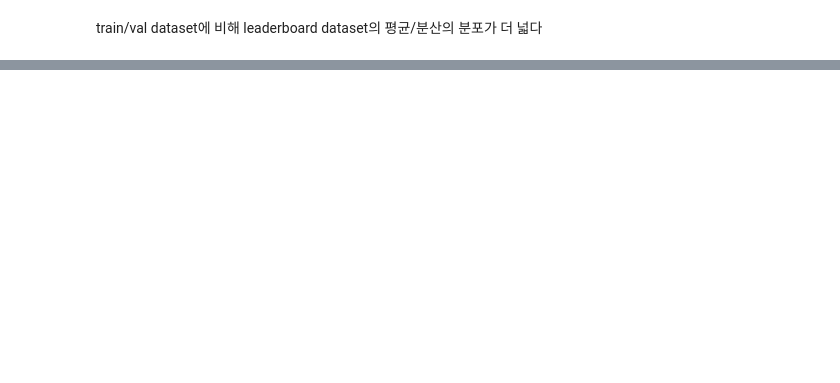
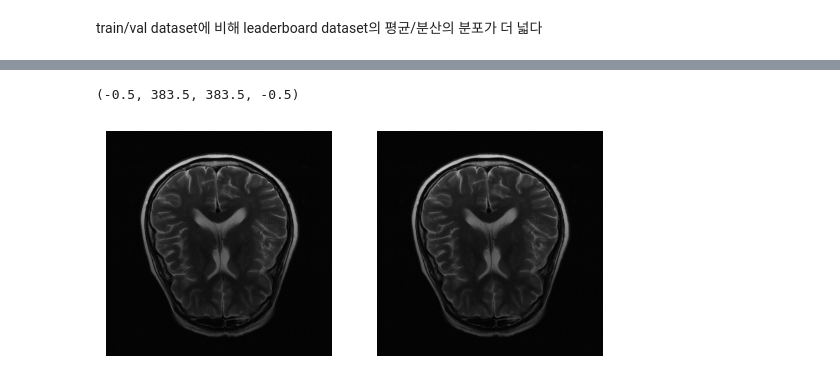
Before and after one commit to B0neh3ad/FastMRI_2024_shasha, a Jupyter notebook: eda.ipynb, the cells around one changed output, grey strips where cells are left out. Drawn from its saved outputs; the diff is of its cells as text; code cells hidden in the pictures; blank space fills up the shorter version.

```diff
--- a/eda.ipynb
+++ b/eda.ipynb
@@ -383,0 +473,20 @@ train/val dataset에 비해 leaderboard dataset의 평균/분산의 분포가
+# %%
+import torchvision.transforms.functional as TF
+im = TF.to_tensor(img_label[0])
+adjusted_im = TF.adjust_contrast(im.unsqueeze(1), 0.1).squeeze(1)
+
+im_mean = torch.mean(im)
+adjusted_im_mean = torch.mean(adjusted_im)
+
+im_var = torch.var(im)
+adjusted_im_var = torch.var(adjusted_im)
+# %%
+plt.subplot(1, 2, 1)
+plt.imshow(im[0], cmap='gray')
+plt.axis('off')
+plt.subplot(1, 2, 2)
+plt.imshow(adjusted_im[0], cmap='gray')
+plt.axis('off')
+# %% [output]
+(-0.5, 383.5, 383.5, -0.5)
+[figure, added]
```
Also changed, not shown: parts of 13 cells of this notebook.
